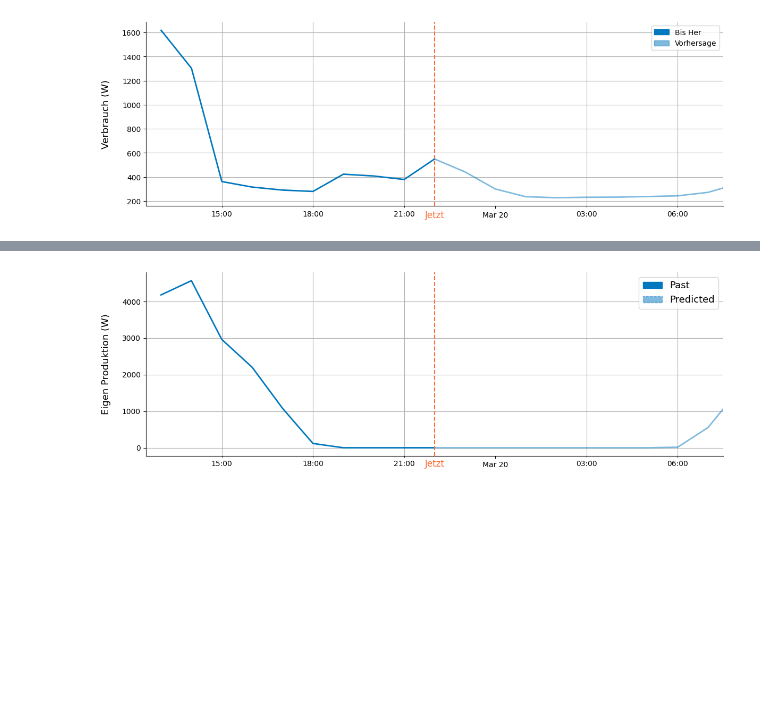
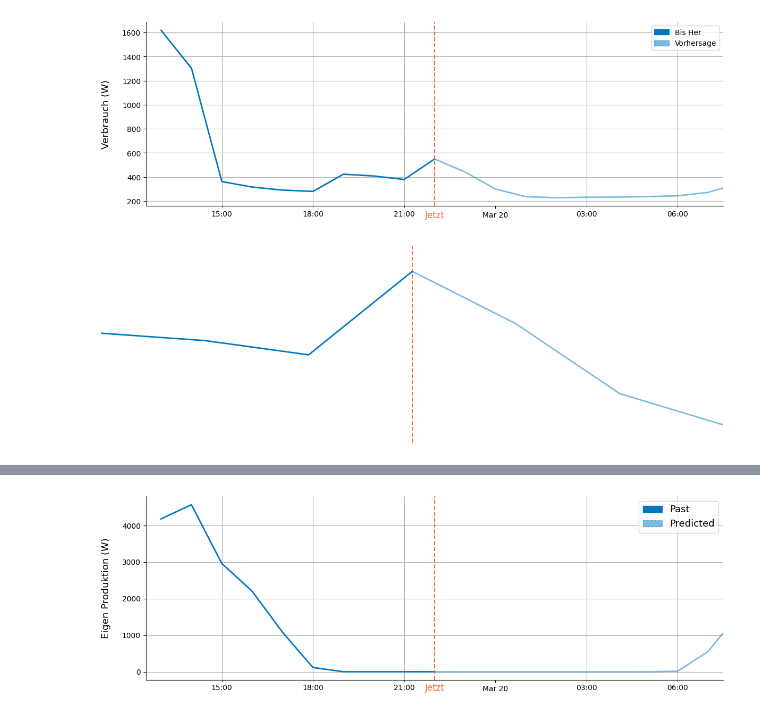
Before and after one commit to MockaWolke/SmartCity, a Jupyter notebook: plots.ipynb, the cells around one changed output, grey strips where cells are left out. Saved outputs shown, nothing was run; the diff lists cells and outputs as text; code cells hidden in the pictures; blank space fills up the shorter version.

```diff
--- a/plots.ipynb
+++ b/plots.ipynb
@@ -196,3 +193,53 @@ plt.savefig("imgs/Consumption.svg", bbox_inches = "tight")
 plt.show()
 # %% [output]
 [figure]
+# %%
+fig, ax = plt.subplots(figsize=(12, 4))
+
+now = datetime.datetime(2022, 3, 19, 22, 00)
+
+# Plotting the actual consumption before 'now' with a solid line
+
+# Y-axis label
+
+# Setting up the x-axis with a better formatting
+ax.xaxis.set_major_locator(mdates.HourLocator(interval=2))
+ax.xaxis.set_major_formatter(mdates.DateFormatter('%H:%M'))
+
+# Add a dotted vertical line at 'now'
+ax.axvline(x=now, linestyle='--', color=COLORS[3], lw=1.5)
+
+# Zoom 3 hours before and 3 hours after 'now'
+three_hours = datetime.timedelta(hours=3)
+ax.set_xlim([now - three_hours, now + three_hours])
+
+
+
+# Spines (the box around the plot) and axis visibility
+ax.spines['top'].set_visible(False)
+ax.spines['right'].set_visible(False)
+ax.spines['bottom'].set_visible(False)
+ax.spines['left'].set_visible(False)
+ax.get_xaxis().set_visible(False)
+ax.get_yaxis().set_visible(False)
+
+ax.plot(together.loc[:now].index, together.loc[:now].Consumption, color=COLORS[0], lw=2, label='Bis Her')
+
+diff = together.copy()
+last = together.loc[:now].index[-1]
+together.loc[last, 'Predicted Consumption'] = together.loc[last, "Consumption"]
+
+minus_last_hour = now - datetime.timedelta(hours=1)
+
+# Plotting the predicted consumption after 'now' with a dashed line
+ax.plot(together.loc[minus_last_hour:].index, together.loc[minus_last_hour:]['Predicted Consumption'],
+        color=COLORS[0],
+        lw=2,
+        label='Vorhersage',
+        alpha=0.5)
+ax.set_ylim(200,600)
+plt.tight_layout()
+plt.savefig("imgs/Consumption_zoom.svg", bbox_inches="tight")
+plt.show()
+# %% [output]
+[figure, added]
```
Also changed, not shown: parts of 8 cells of this notebook, 13 other files.
